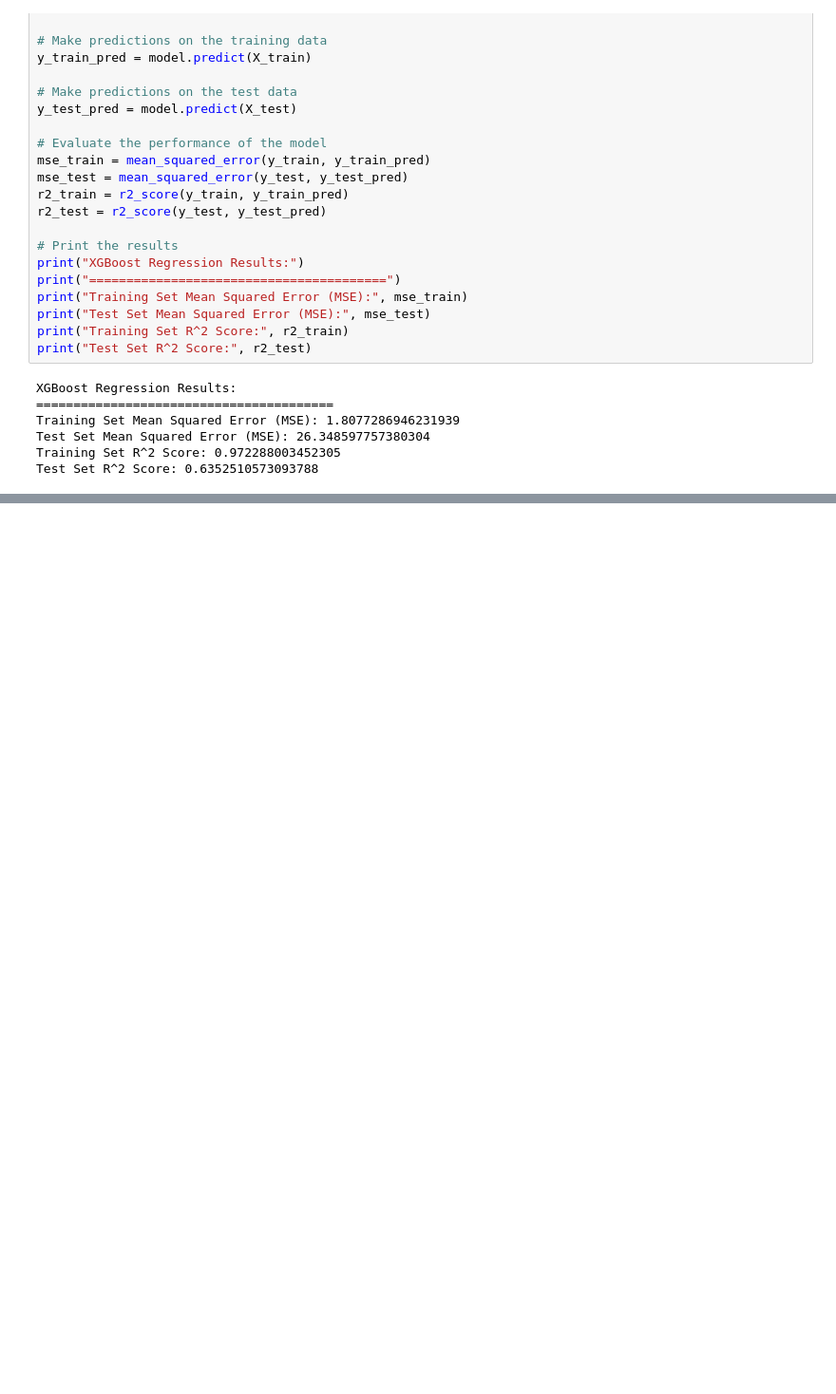
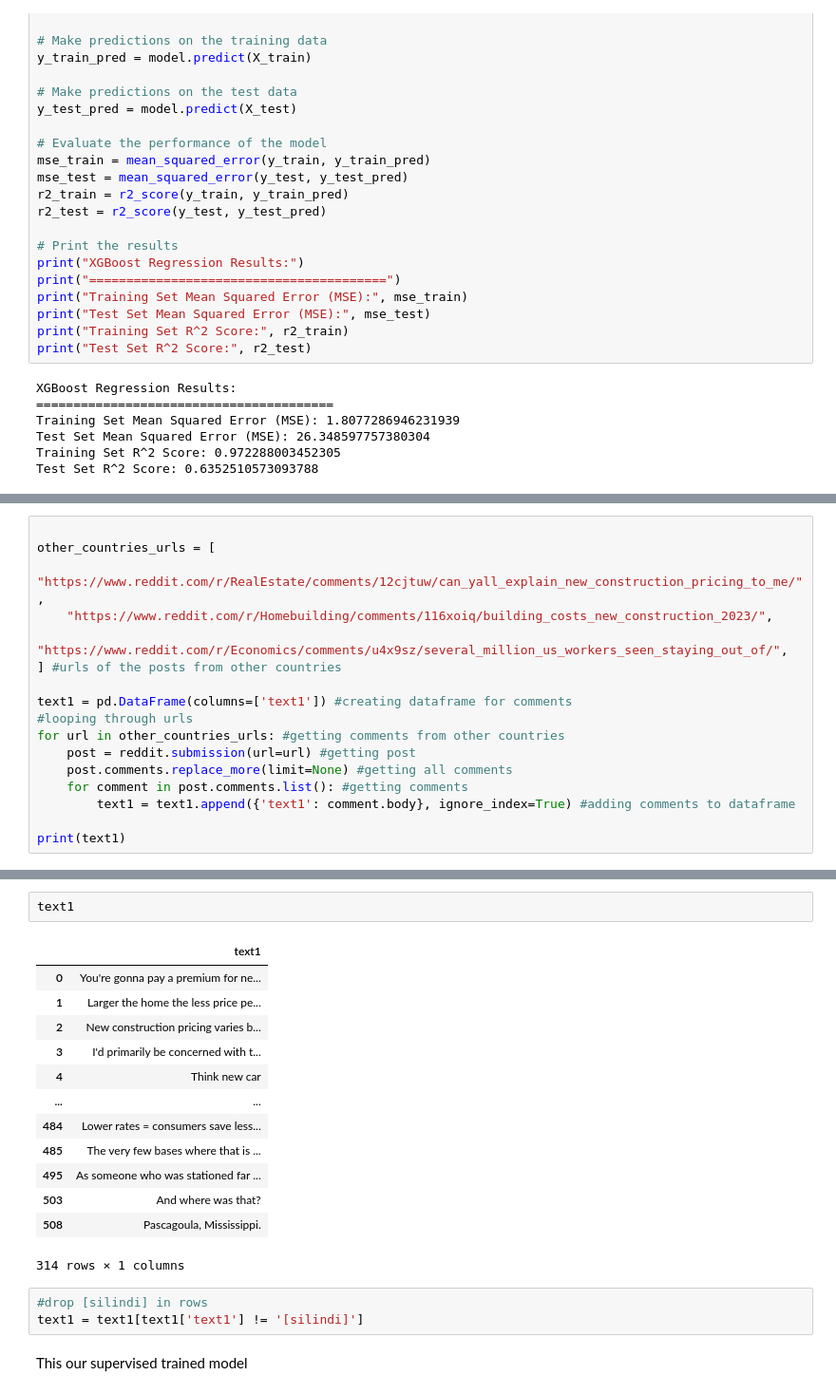
Before and after one commit to burakgulecyuz/assignment, a Jupyter notebook: assignment_2_code.ipynb, the cells around one changed output, grey strips where cells are left out. Shown: that part at 95% size. Drawn from its saved outputs; the diff is of its cells as text; blank space fills up the shorter version.

```diff
--- a/assignment_2_code.ipynb
+++ b/assignment_2_code.ipynb
@@ -718,0 +926,17 @@ Mean Squared Error (MSE): 51.44985499141607
+# %%
+
+other_countries_urls = [
+    "https://www.reddit.com/r/RealEstate/comments/12cjtuw/can_yall_explain_new_construction_pricing_to_me/",
+    "https://www.reddit.com/r/Homebuilding/comments/116xoiq/building_costs_new_construction_2023/",
+    "https://www.reddit.com/r/Economics/comments/u4x9sz/several_million_us_workers_seen_staying_out_of/",
+] #urls of the posts from other countries
+
+text1 = pd.DataFrame(columns=['text1']) #creating dataframe for comments
+#looping through urls
+for url in other_countries_urls: #getting comments from other countries
+    post = reddit.submission(url=url) #getting post
+    post.comments.replace_more(limit=None) #getting all comments
+    for comment in post.comments.list(): #getting comments
+        text1 = text1.append({'text1': comment.body}, ignore_index=True) #adding comments to dataframe
+
+print(text1)
@@ -718,0 +998,21 @@ Mean Squared Error (MSE): 51.44985499141607
+# %%
+text1
+# %% [output]
+|  | text1 |
+| 0 | You're gonna pay a premium for ne... |
+| 1 | Larger the home the less price pe... |
+| 2 | New construction pricing varies b... |
+| 3 | I'd primarily be concerned with t... |
+| 4 | Think new car |
+| ... | ... |
+| 484 | Lower rates = consumers save less... |
+| 485 | The very few bases where that is ... |
+| 495 | As someone who was stationed far ... |
+| 503 | And where was that? |
+| 508 | Pascagoula, Mississippi. |
+314 rows × 1 columns
+# %%
+#drop [silindi] in rows
+text1 = text1[text1['text1'] != '[silindi]']
+# %% [markdown]
+This our supervised trained model
```
Also changed, not shown: parts of 49 cells of this notebook.
